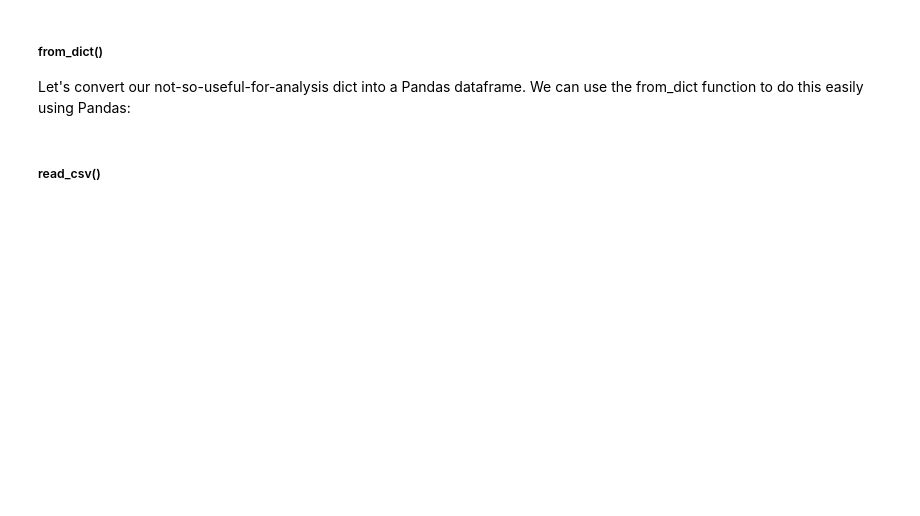
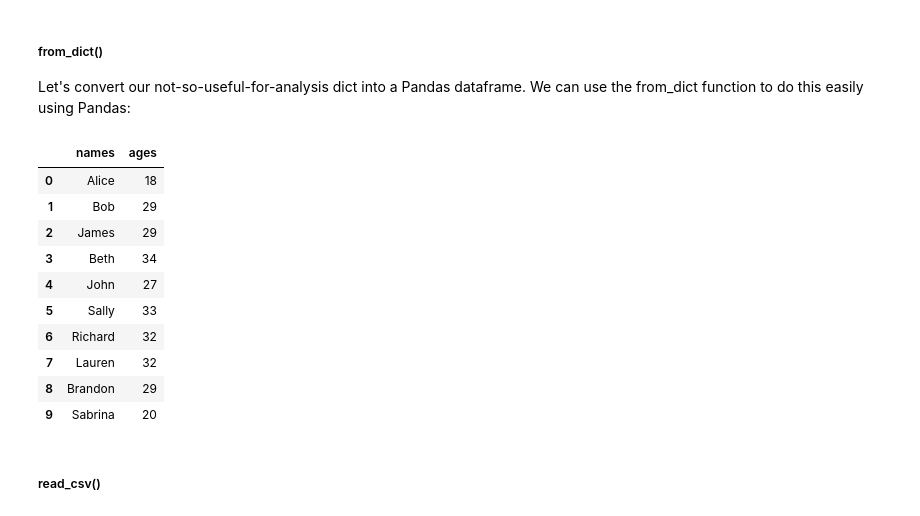
Before and after one commit to nargis-akhter/CodingTempleBootcamp, a Jupyter notebook: week 3/python day 4/my notebook.ipynb, the cells around one changed output. Drawn from its saved outputs; the diff is of its cells as text; code cells hidden in the pictures; blank space fills up the shorter version.

```diff
--- a/week 3/python day 4/my notebook.ipynb
+++ b/week 3/python day 4/my notebook.ipynb
@@ -70,0 +92,15 @@ my_perso9nal
+# %%
+names = [
+    'Alice', 'Bob',
+    'James', 'Beth',
+    'John', 'Sally',
+    'Richard', 'Lauren',
+    'Brandon', 'Sabrina'
+]
+ages = np.random.randint(18,35, len(names))
+
+my_personal_dict = {
+    'names': names,
+    'ages': ages
+}
+my_personal_dict
@@ -72,5 +120,20 @@ my_perso9nal
 ##### from_dict()
 
 <p>Let's convert our not-so-useful-for-analysis dict into a Pandas dataframe. We can use the from_dict function to do this easily using Pandas:</p>
+# %%
+data = pd.DataFrame.from_dict(my_personal_dict)
+data
+# %% [output]
+|  | names | ages |
+| 0 | Alice | 18 |
+| 1 | Bob | 29 |
+| 2 | James | 29 |
+| 3 | Beth | 34 |
+| 4 | John | 27 |
+| 5 | Sally | 33 |
+| 6 | Richard | 32 |
+| 7 | Lauren | 32 |
+| 8 | Brandon | 29 |
+| 9 | Sabrina | 20 |
 # %% [markdown]
 ##### read_csv()
```
Also changed, not shown: parts of 10 cells of this notebook, 9 other files.
